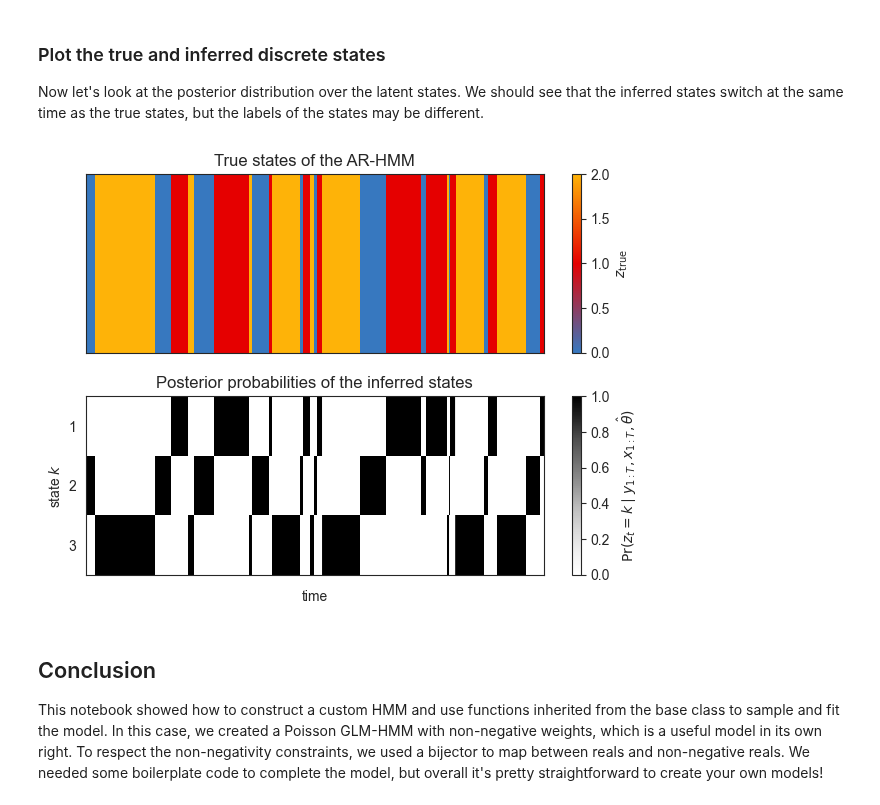
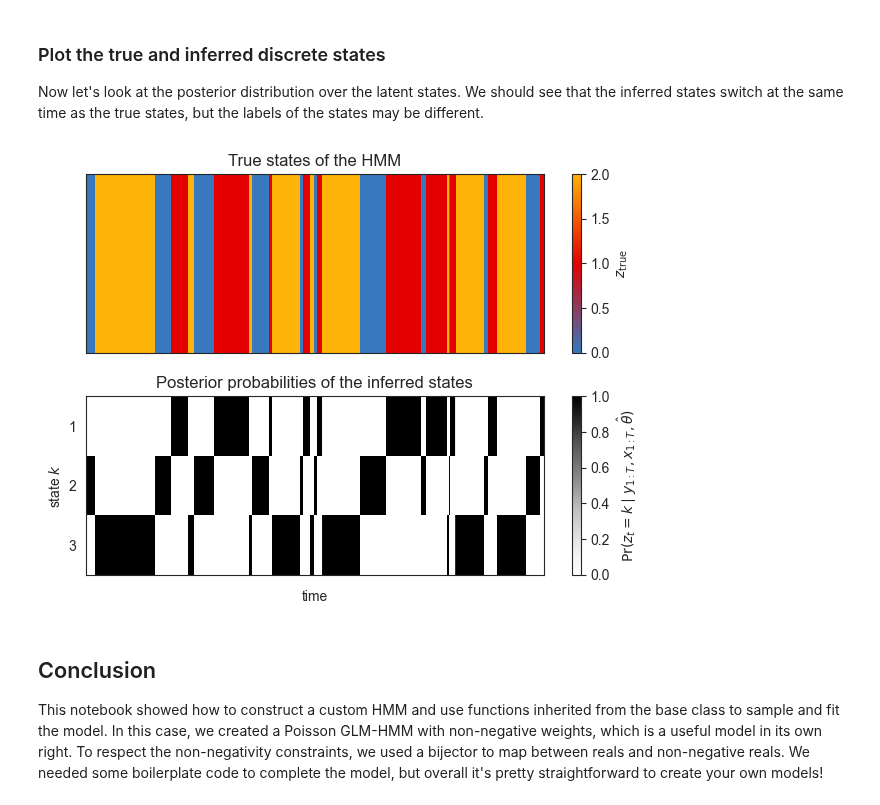
Before and after one commit to probml/dynamax, a Jupyter notebook: docs/notebooks/hmm/custom_hmm.ipynb, the cells around one changed output. Drawn from its saved outputs; the diff is of its cells as text; code cells hidden in the pictures.

```diff
--- a/docs/notebooks/hmm/custom_hmm.ipynb
+++ b/docs/notebooks/hmm/custom_hmm.ipynb
@@ -84,7 +84,7 @@ The emissions object inherits from `HMMEmissions`, and it must implement a few f
 # %%
 class ParamsPoissonGLMHMMEmissions(NamedTuple):
     """Parameters for the Poisson GLM emissions in an HMM."""
-    weights: Union[Float[Array, "state_dim emission_dim input_dim"], ParameterProperties]
+    weights: Union[Float[Array, "num_states emission_dim input_dim"], ParameterProperties]
 
 
 class PoissonGLMHMMEmissions(HMMEmissions):
@@ -124,7 +124,7 @@ class PoissonGLMHMMEmissions(HMMEmissions):
     def initialize(self,
                    key: Array = jr.PRNGKey(0),
                    method: str = "prior",
-                   emission_weights: Optional[Float[Array, "num_states input_dim"]] = None,
+                   emission_weights: Optional[Float[Array, "num_states emission_dim input_dim"]] = None,
                    ) -> Tuple[ParamsPoissonGLMHMMEmissions, ParamsPoissonGLMHMMEmissions]:
         """Initialize the model parameters and their corresponding properties.
 
@@ -287,9 +287,9 @@ init_key = jr.PRNGKey(12345)
 test_num_states = num_states
 
 # Initialize with new random seed
-model = PoissonGLMHMM(test_num_states, emission_dim, input_dim)
+model = PoissonGLMHMM(num_states=test_num_states, emission_dim=emission_dim, input_dim=input_dim)
 params, props = model.initialize(key=init_key)
 
 # Fit with EM
-fitted_params, lps = model.fit_em(params, props, emissions, inputs=inputs)
+fitted_params, lps = model.fit_em(params=params, props=props, emissions=emissions, inputs=inputs)
 # %% [output]
@@ -341,32 +341,31 @@ plt.colorbar(im)
 Now let's look at the posterior distribution over the latent states. We should see that the inferred states switch at the same time as the true states, but the labels of the states may be different.
 # %%
 # Compute the posterior distribution of the latent states
-posterior = model.smoother(fitted_params, emissions, inputs=inputs)
+posterior = model.smoother(params=fitted_params, emissions=emissions, inputs=inputs)
 # %%
-
 # Plot the true states and the posterior probability
 plot_slice = (0, 1000)
 
 fig, axs = plt.subplots(2, 1, sharex=True)
 im = axs[0].imshow(true_states[None, :], aspect="auto", interpolation="none", cmap=cmap, vmin=0, vmax=len(colors)-1)
 axs[0].set_xlim(plot_slice)
 axs[0].set_xticklabels([])
 axs[0].set_yticks([])
-axs[0].set_title("True states of the AR-HMM")
+axs[0].set_title("True states of the HMM")
 plt.colorbar(im, label=r"$z_{\mathrm{true}}$")
 
 im = axs[1].imshow(posterior.smoothed_probs.T, aspect="auto", interpolation="none", cmap="Greys", vmin=0, vmax=1)
 axs[1].set_xlim(plot_slice)
 axs[1].set_ylabel("state $k$")
 axs[1].set_yticks(jnp.arange(test_num_states))
 axs[1].set_yticklabels(jnp.arange(test_num_states) + 1)
 axs[1].set_xlabel("time")
 axs[1].set_title("Posterior probabilities of the inferred states")
 plt.colorbar(im, label=r"$\Pr(z_t=k \mid y_{1:T}, x_{1:T}, \hat{\theta})$")
 
 plt.tight_layout()
 # %% [output]
-[figure, old version]
+[figure, new version]
 # %% [markdown]
 ## Conclusion
 
```
Also changed, not shown: parts of 2 cells of this notebook.
